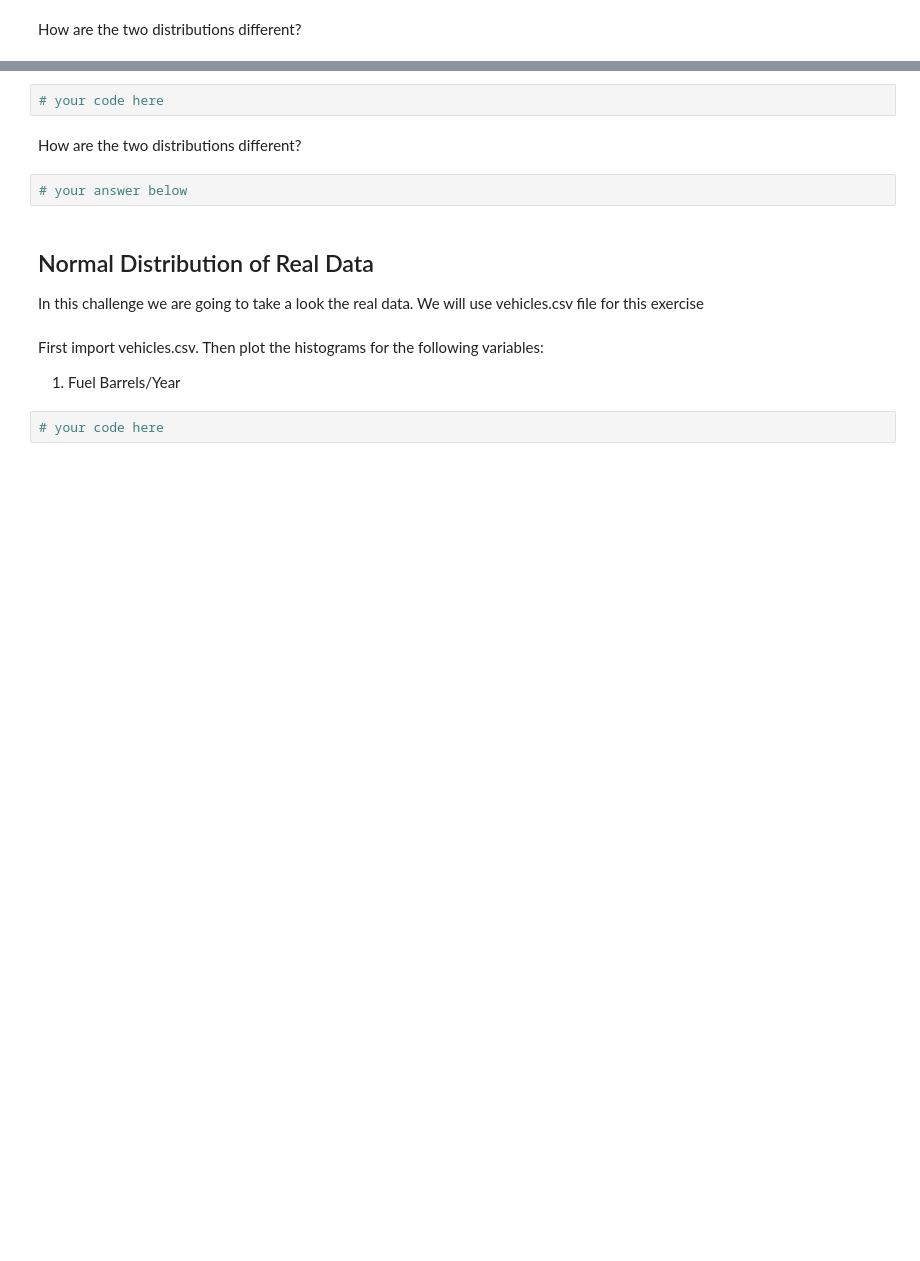
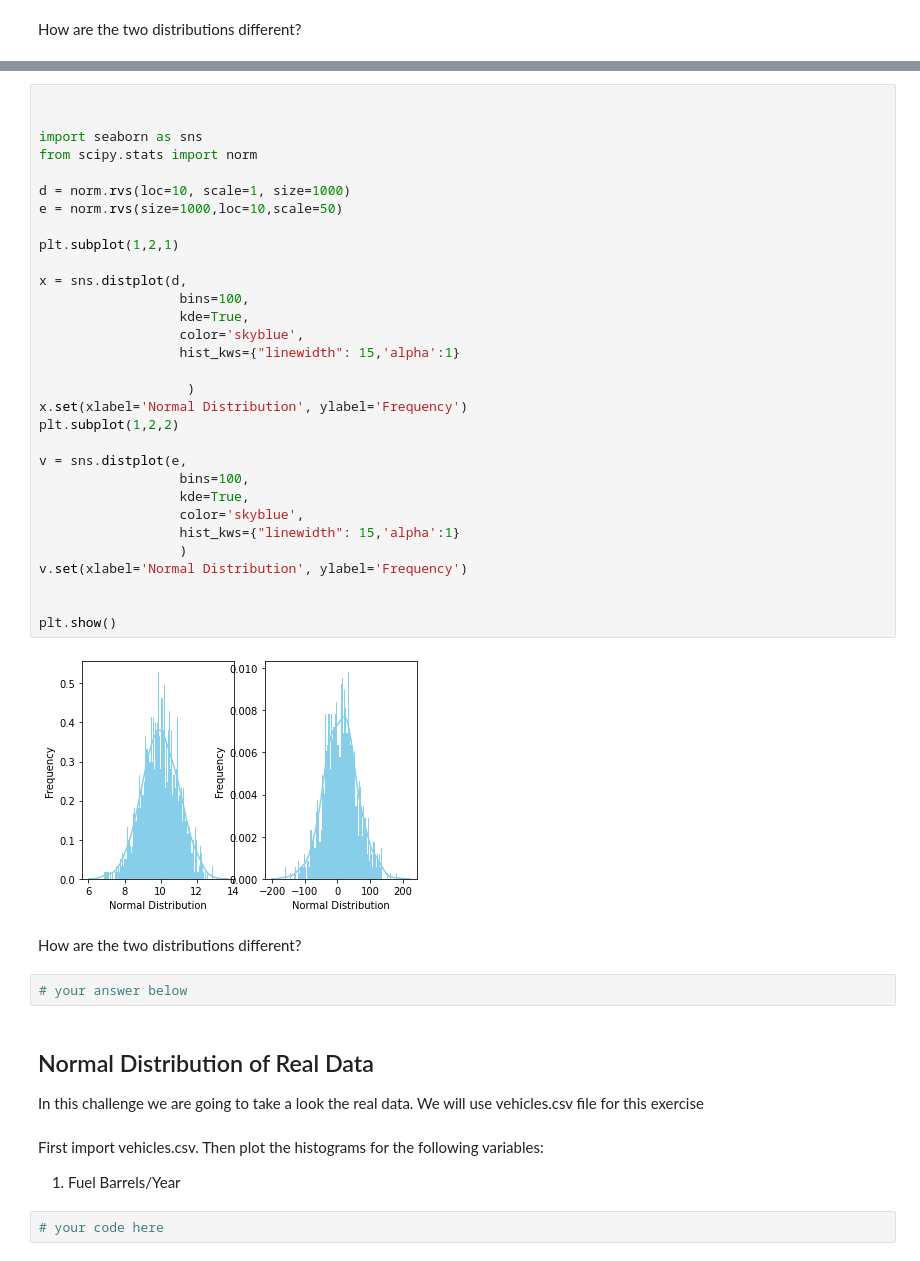
Before and after one commit to ironhack-datalabs/datamad0620, a Jupyter notebook: module-2/lab-continuous-probability-distribution/your-code/main.ipynb, the cells around one changed output, grey strips where cells are left out. Saved outputs shown, nothing was run; the diff lists cells and outputs as text; blank space fills up the shorter version.

```diff
--- a/module-2/lab-continuous-probability-distribution/your-code/main.ipynb
+++ b/module-2/lab-continuous-probability-distribution/your-code/main.ipynb
@@ -60,8 +110,39 @@ How are the two distributions different?
 Expected output:
 
 ![normal distribution](nd.png)
-# %%
-# your code here
+# %%
+
+
+import seaborn as sns
+from scipy.stats import norm
+
+d = norm.rvs(loc=10, scale=1, size=1000)
+e = norm.rvs(size=1000,loc=10,scale=50)
+
+plt.subplot(1,2,1)
+
+x = sns.distplot(d,
+                  bins=100,
+                  kde=True,
+                  color='skyblue',
+                  hist_kws={"linewidth": 15,'alpha':1}
+
+                   )
+x.set(xlabel='Normal Distribution', ylabel='Frequency')
+plt.subplot(1,2,2)
+
+v = sns.distplot(e,
+                  bins=100,
+                  kde=True,
+                  color='skyblue',
+                  hist_kws={"linewidth": 15,'alpha':1}
+                  )
+v.set(xlabel='Normal Distribution', ylabel='Frequency')
+
+
+plt.show()
+# %% [output]
+[figure, added]
 # %% [markdown]
 How are the two distributions different?
 # %%
```
Also changed, not shown: parts of 5 cells of this notebook.
